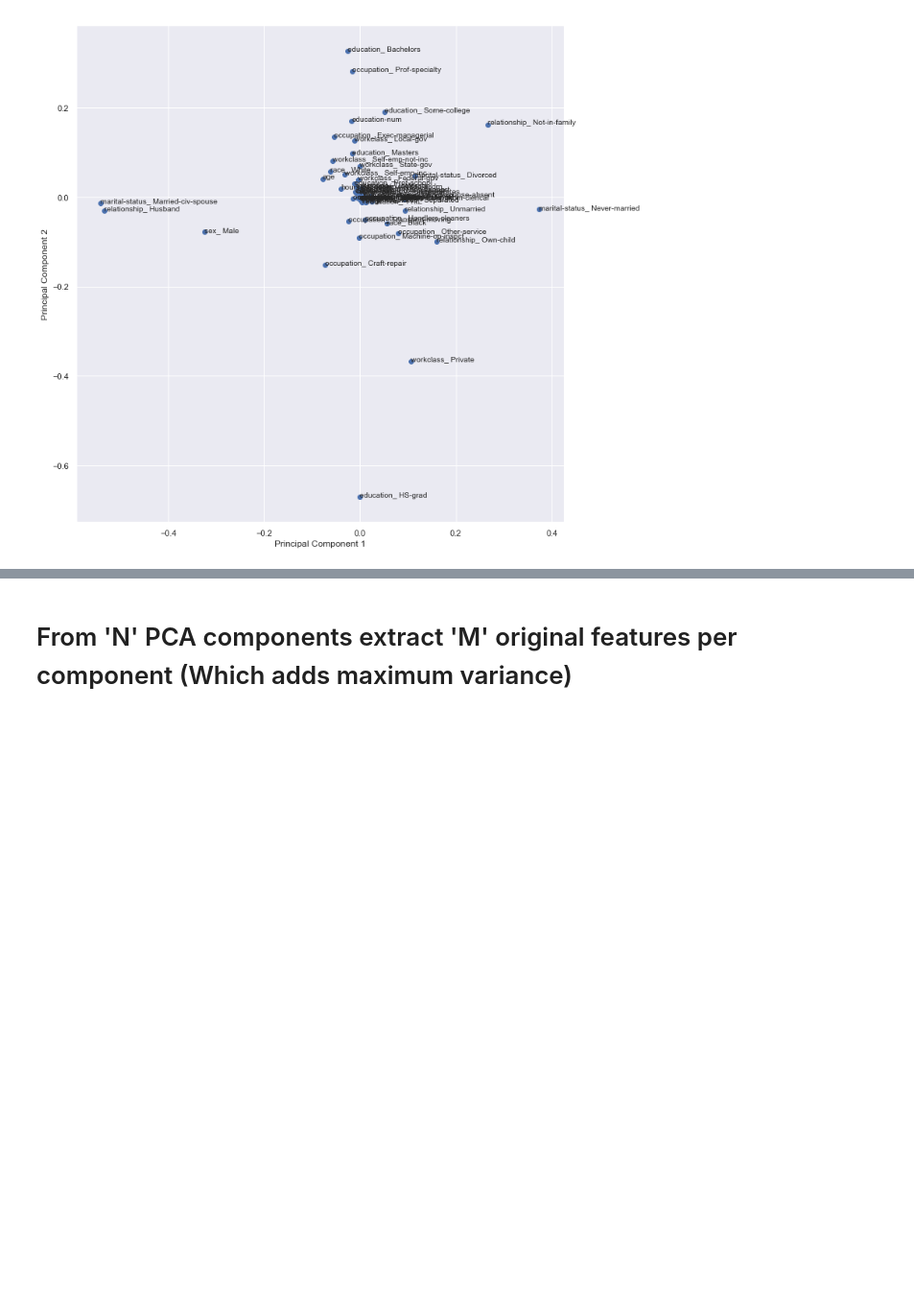
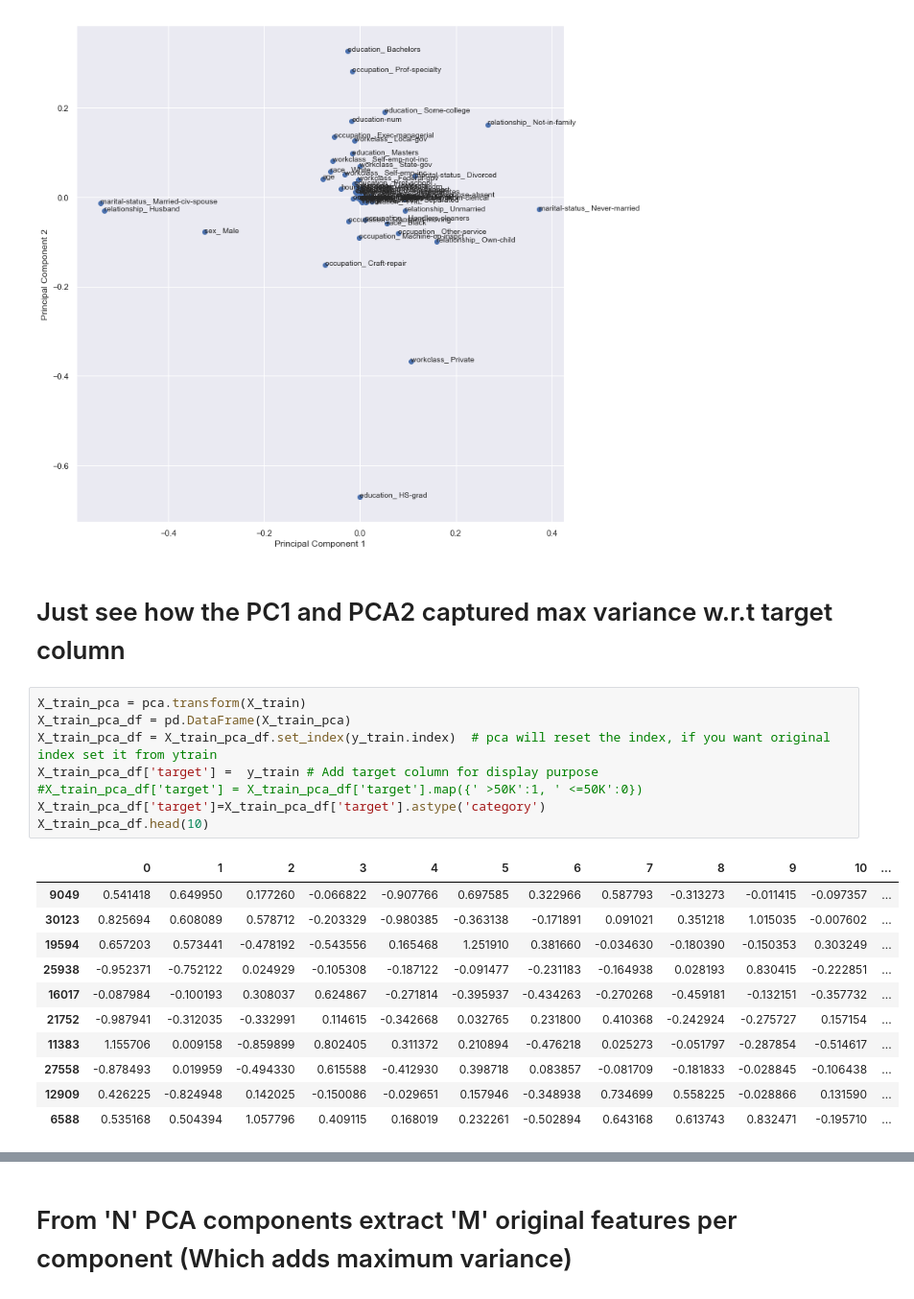
Before and after one commit to KeshavShetty/Complete-Guides, a Jupyter notebook: Binary Classification/Adult Income/2. (ii) PCA.ipynb, the cells around one changed output, grey strips where cells are left out. Shown at 96% size. Drawn from its saved outputs; the diff is of its cells as text; blank space fills up the shorter version.

```diff
--- a/Binary Classification/Adult Income/2. (ii) PCA.ipynb
+++ b/Binary Classification/Adult Income/2. (ii) PCA.ipynb
@@ -93,3 +93,25 @@ plt.tight_layout()
 plt.show()
 # %% [output]
 [figure]
+# %% [markdown]
+# Just see how the PC1 and PCA2 captured max variance w.r.t target column
+# %%
+X_train_pca = pca.transform(X_train)
+X_train_pca_df = pd.DataFrame(X_train_pca)
+X_train_pca_df = X_train_pca_df.set_index(y_train.index)  # pca will reset the index, if you want original index set it from ytrain
+X_train_pca_df['target'] =  y_train # Add target column for display purpose
+#X_train_pca_df['target'] = X_train_pca_df['target'].map({' >50K':1, ' <=50K':0})
+X_train_pca_df['target']=X_train_pca_df['target'].astype('category')
+X_train_pca_df.head(10)
+# %% [output]
+|  | 0 | 1 | 2 | 3 | 4 | 5 | 6 | 7 | 8 | 9 | 10 | ... |
+| 9049 | 0.541418 | 0.649950 | 0.177260 | -0.066822 | -0.907766 | 0.697585 | 0.322966 | 0.587793 | -0.313273 | -0.011415 | -0.097357 | ... |
+| 30123 | 0.825694 | 0.608089 | 0.578712 | -0.203329 | -0.980385 | -0.363138 | -0.171891 | 0.091021 | 0.351218 | 1.015035 | -0.007602 | ... |
+| 19594 | 0.657203 | 0.573441 | -0.478192 | -0.543556 | 0.165468 | 1.251910 | 0.381660 | -0.034630 | -0.180390 | -0.150353 | 0.303249 | ... |
+| 25938 | -0.952371 | -0.752122 | 0.024929 | -0.105308 | -0.187122 | -0.091477 | -0.231183 | -0.164938 | 0.028193 | 0.830415 | -0.222851 | ... |
+| 16017 | -0.087984 | -0.100193 | 0.308037 | 0.624867 | -0.271814 | -0.395937 | -0.434263 | -0.270268 | -0.459181 | -0.132151 | -0.357732 | ... |
+| 21752 | -0.987941 | -0.312035 | -0.332991 | 0.114615 | -0.342668 | 0.032765 | 0.231800 | 0.410368 | -0.242924 | -0.275727 | 0.157154 | ... |
+| 11383 | 1.155706 | 0.009158 | -0.859899 | 0.802405 | 0.311372 | 0.210894 | -0.476218 | 0.025273 | -0.051797 | -0.287854 | -0.514617 | ... |
+| 27558 | -0.878493 | 0.019959 | -0.494330 | 0.615588 | -0.412930 | 0.398718 | 0.083857 | -0.081709 | -0.181833 | -0.028845 | -0.106438 | ... |
+| 12909 | 0.426225 | -0.824948 | 0.142025 | -0.150086 | -0.029651 | 0.157946 | -0.348938 | 0.734699 | 0.558225 | -0.028866 | 0.131590 | ... |
+| 6588 | 0.535168 | 0.504394 | 1.057796 | 0.409115 | 0.168019 | 0.232261 | -0.502894 | 0.643168 | 0.613743 | 0.832471 | -0.195710 | ... |
```
Also changed, not shown: parts of 4 cells of this notebook, 11 other files.
